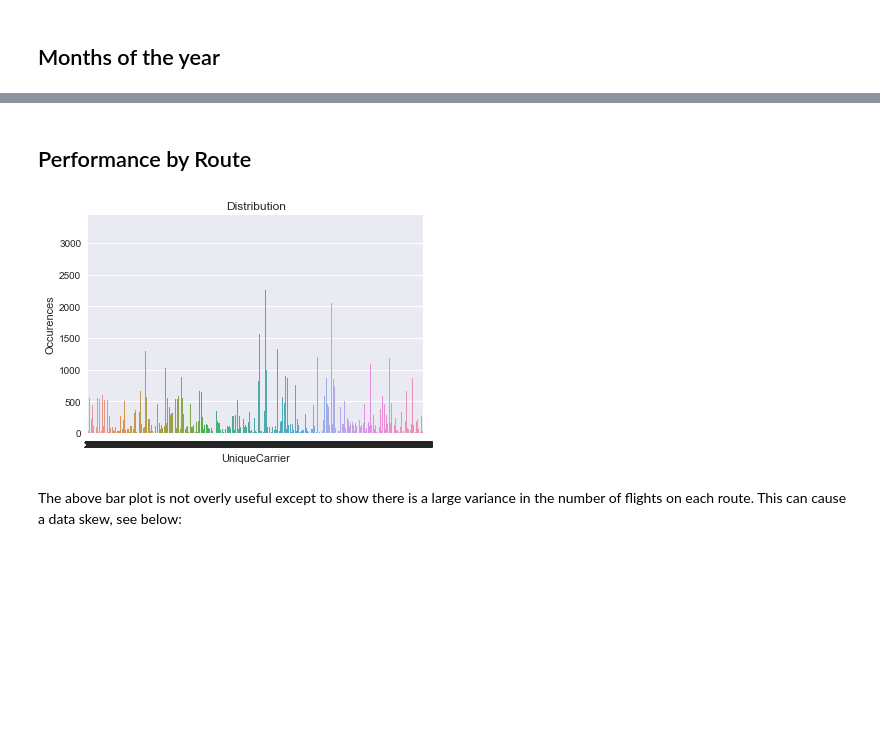
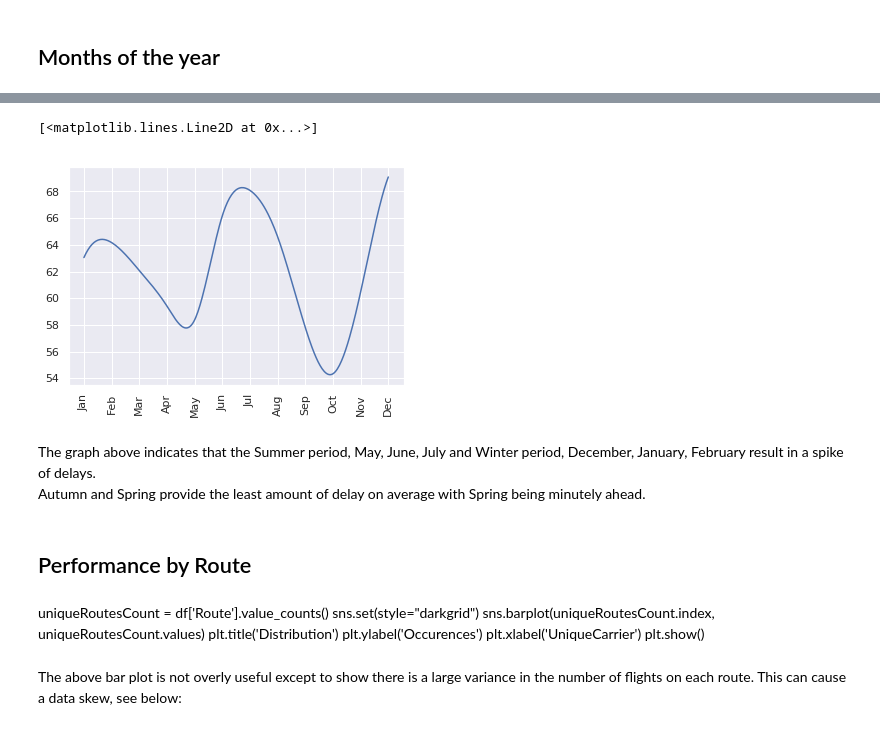
Before and after one commit to Iron-rain-inc/airline-data-blog, a Jupyter notebook: airline-data.ipynb, the cells around one changed output, grey strips where cells are left out. Cells and saved outputs as stored; diff of their text form; code cells hidden in the pictures; blank space fills up the shorter version.

```diff
--- a/airline-data.ipynb
+++ b/airline-data.ipynb
@@ -214,4 +176,4 @@ delay_by_day.sort_values(by='TotalDelay')
 ## Months of the year
 # %%
 delay_by_month = (df.groupby('Month', as_index=False)
-       .agg({'CarrierDelay':'mean', 'WeatherDelay':'mean','NASDelay':'mean','SecurityDelay':'mean','LateAircraftDelay':'mean'}))
+       .agg({'ArrDelay':'mean','CarrierDelay':'mean', 'WeatherDelay':'mean','NASDelay':'mean','SecurityDelay':'mean','LateAircraftDelay':'mean'}))
@@ -234,3 +179,0 @@ delay_by_month
-# %%
-delay_by_month['TotalDelay'] = delay_by_month['CarrierDelay'] + delay_by_month['WeatherDelay'] + delay_by_month['NASDelay'] + delay_by_month['SecurityDelay'] + delay_by_month['LateAircraftDelay']
-delay_by_month.sort_values(by='Month')
@@ -251,15 +196,32 @@ delay_by_month.sort_values(by='Month')
+# %%
+month_map = {1:'Jan',2:'Feb',3:'Mar',4:'Apr',5:'May',6:'Jun',7:'Jul',8:'Aug',9:'Sep',10:'Oct',11:'Nov',12:'Dec'}
+
+arr_del = delay_by_month['ArrDelay']
+month_del = delay_by_month['Month']
+
+xnew = np.linspace(T.index.min(), T.index.max(), 300)
+
+power_smooth = spline(T.index,list(T),xnew)
+
+plt.xticks(np.arange(12), month_map.values(), rotation=90)
+
+plt.plot(xnew,power_smooth)
+# %% [output]
+[<matplotlib.lines.Line2D at 0x...>]
+[figure, added]
+# %% [markdown]
+The graph above indicates that the Summer period, May, June, July and Winter period, December, January, February result in a spike of delays. <br>
+Autumn and Spring provide the least amount of delay on average with Spring being minutely ahead.
 # %% [markdown]
 ## Performance by Route
-# %%
-uniqueRoutesCount = df['Route'].value_counts()
-sns.set(style="darkgrid")
-sns.barplot(uniqueRoutesCount.index, uniqueRoutesCount.values)
-plt.title('Distribution')
-plt.ylabel('Occurences')
-plt.xlabel('UniqueCarrier')
-plt.show()
-# %% [output]
-[figure, removed]
+# %% [markdown]
+uniqueRoutesCount = df['Route'].value_counts()
+sns.set(style="darkgrid")
+sns.barplot(uniqueRoutesCount.index, uniqueRoutesCount.values)
+plt.title('Distribution')
+plt.ylabel('Occurences')
+plt.xlabel('UniqueCarrier')
+plt.show()
 # %% [markdown]
 The above bar plot is not overly useful except to show there is a large variance in the number of flights on each route.
 This can cause a data skew, see below:
```
Also changed, not shown: parts of 60 cells of this notebook, 2 other files.
